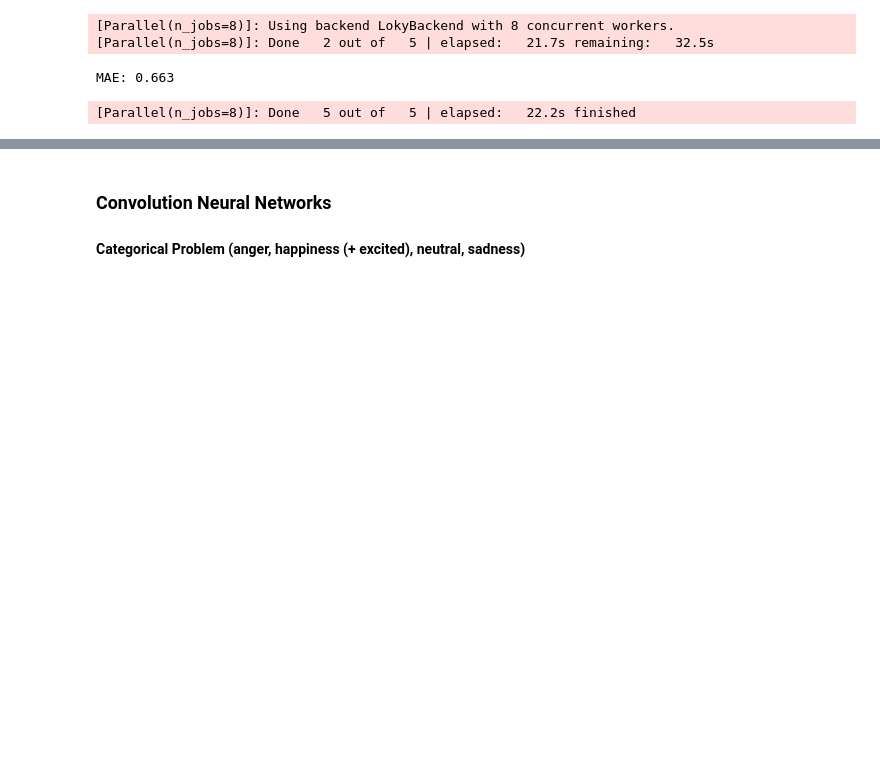
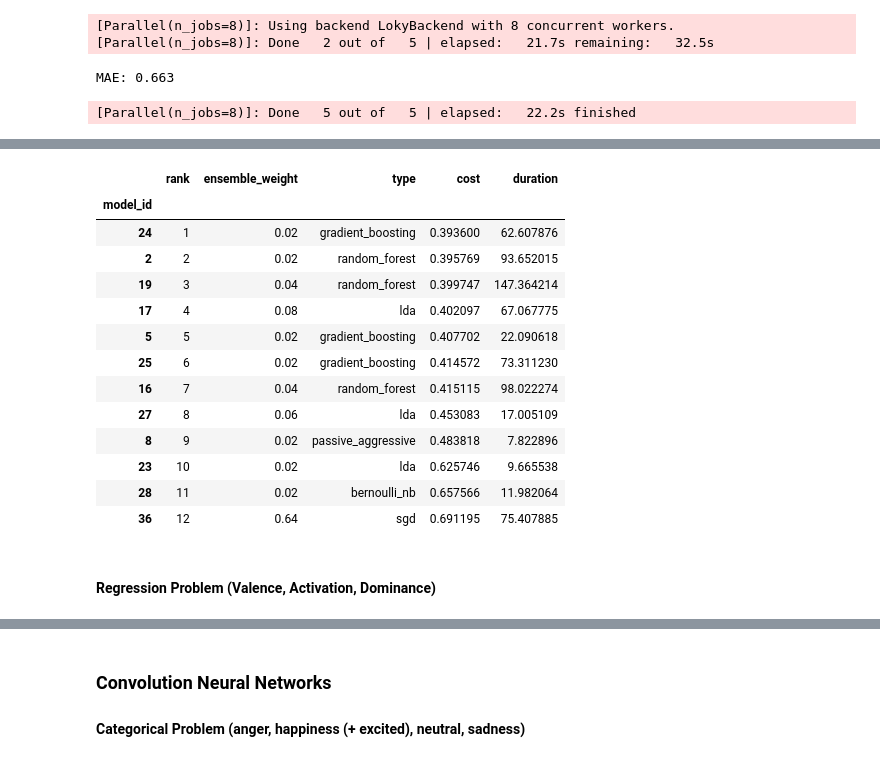
Before and after one commit to MarioCSilva/Speech_Emotion_Recognition_Thesis, a Jupyter notebook: iemocap/data/2_models_study.ipynb, the cells around one changed output, grey strips where cells are left out. Cells and saved outputs as stored; diff of their text form; code cells hidden in the pictures; blank space fills up the shorter version.

```diff
--- a/iemocap/data/2_models_study.ipynb
+++ b/iemocap/data/2_models_study.ipynb
@@ -157,0 +211,9 @@ MAE: 0.663
+# %%
+model = AutoSklearnClassifier(
+    max_models_on_disc=None,
+    resampling_strategy='cv',
+    resampling_strategy_arguments={'cv': {'folds': 5}},
+    seed=1,
+    n_jobs=-1
+)
+model.fit(data.values, categorical_labels)
@@ -157,0 +273,19 @@ MAE: 0.663
+# %%
+model.leaderboard()
+# %% [output]
+|  | rank | ensemble_weight | type | cost | duration |
+| model_id |  |  |  |  |  |
+| 24 | 1 | 0.02 | gradient_boosting | 0.393600 | 62.607876 |
+| 2 | 2 | 0.02 | random_forest | 0.395769 | 93.652015 |
+| 19 | 3 | 0.04 | random_forest | 0.399747 | 147.364214 |
+| 17 | 4 | 0.08 | lda | 0.402097 | 67.067775 |
+| 5 | 5 | 0.02 | gradient_boosting | 0.407702 | 22.090618 |
+| 25 | 6 | 0.02 | gradient_boosting | 0.414572 | 73.311230 |
+| 16 | 7 | 0.04 | random_forest | 0.415115 | 98.022274 |
+| 27 | 8 | 0.06 | lda | 0.453083 | 17.005109 |
+| 8 | 9 | 0.02 | passive_aggressive | 0.483818 | 7.822896 |
+| 23 | 10 | 0.02 | lda | 0.625746 | 9.665538 |
+| 28 | 11 | 0.02 | bernoulli_nb | 0.657566 | 11.982064 |
+| 36 | 12 | 0.64 | sgd | 0.691195 | 75.407885 |
+# %% [markdown]
+#### Regression Problem (Valence, Activation, Dominance)
```
Also changed, not shown: parts of 20 cells of this notebook, 2 other files.
